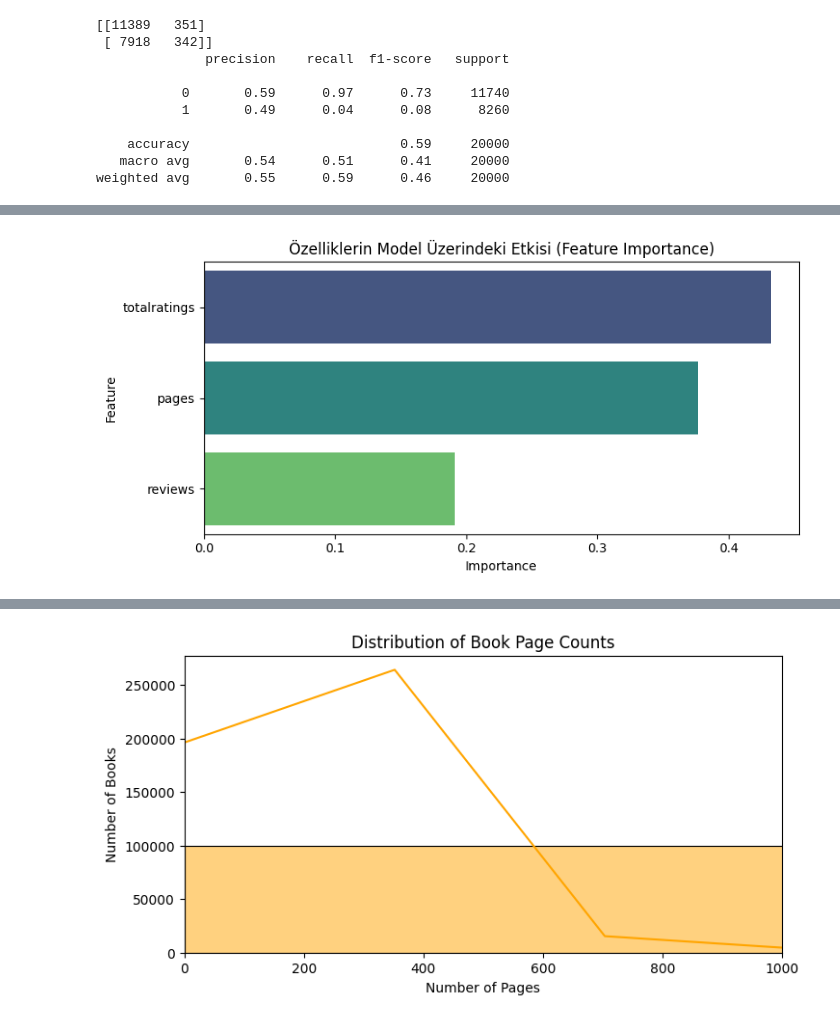
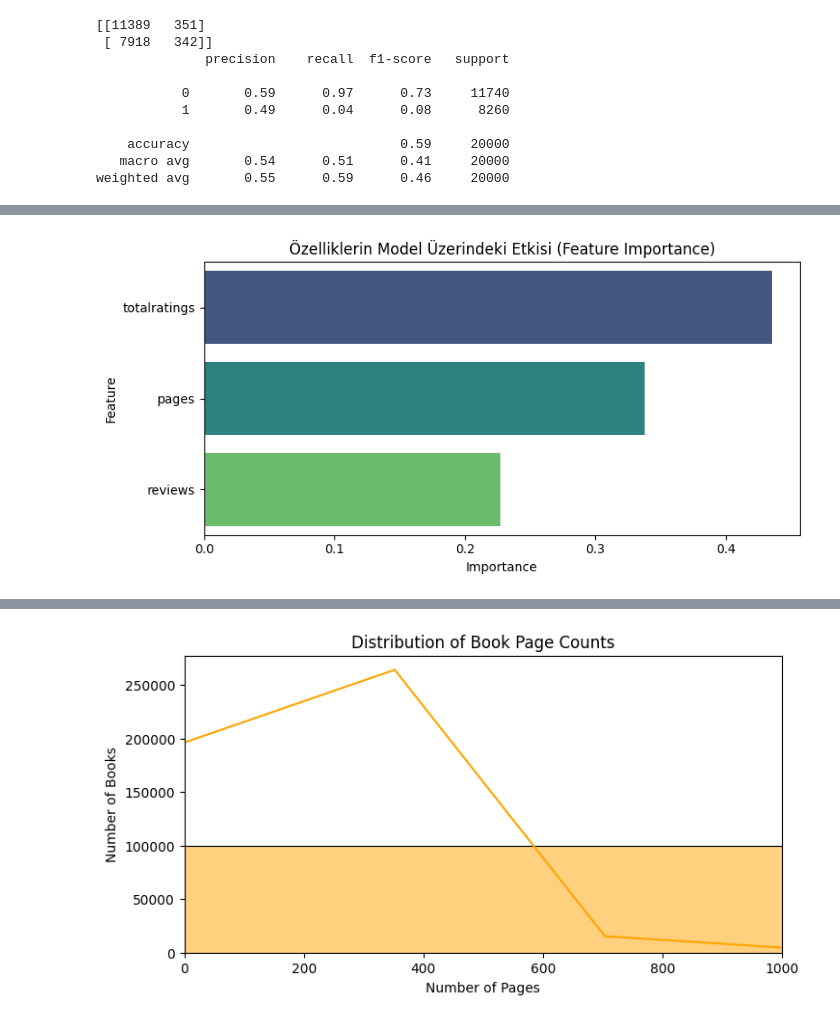
Before and after one commit to sevvalerel/ML-Book-Rating-Predictor, a Jupyter notebook: ML-Book-Rating-Predictor.ipynb, the cells around one changed output, grey strips where cells are left out. Cells and saved outputs as stored; diff of their text form; code cells hidden in the pictures.

```diff
--- a/ML-Book-Rating-Predictor.ipynb
+++ b/ML-Book-Rating-Predictor.ipynb
@@ -164,12 +165,3 @@ Bu aşamada, veri seti üzerinde ilk olarak Logistic Regression modeli denendi.
 # %%
 from sklearn.ensemble import RandomForestClassifier
 from sklearn.metrics import classification_report, confusion_matrix
-# %%
-rf_model = RandomForestClassifier(n_estimators=100, class_weight='balanced', random_state=42)
-
-rf_model.fit(X_train, y_train)
-
-rf_pred = rf_model.predict(X_test)
-
-print(confusion_matrix(y_test, rf_pred))
-print(classification_report(y_test, rf_pred))
@@ -205,0 +168,29 @@ Random Forest modeli, sınıflar arasındaki dengesizliği daha iyi yöneterek t
+# %%
+from sklearn.ensemble import RandomForestClassifier
+from sklearn.model_selection import GridSearchCV
+from sklearn.metrics import classification_report, confusion_matrix
+
+param_grid = {
+    'n_estimators': [50, 100, 150],
+    'max_depth': [None, 10, 20],
+    'min_samples_split': [2, 5, 10]
+}
+
+grid_search = GridSearchCV(
+    estimator=RandomForestClassifier(class_weight='balanced', random_state=42),
+    param_grid=param_grid,
+    cv=5,
+    scoring='accuracy',
+    verbose=2,
+    n_jobs=-1
+)
+
+grid_search.fit(X_train, y_train)
+
+best_model = grid_search.best_estimator_
+
+rf_pred = best_model.predict(X_test)
+
+print("En iyi parametreler:", grid_search.best_params_)
+print(confusion_matrix(y_test, rf_pred))
+print(classification_report(y_test, rf_pred))
@@ -206,21 +309,20 @@ Random Forest modeli, sınıflar arasındaki dengesizliği daha iyi yöneterek t
 # %%
 import matplotlib.pyplot as plt
 import seaborn as sns
 
 feature_names = X.columns
-
-importances = rf_model.feature_importances_
+importances = best_model.feature_importances_
 
 importance_df = pd.DataFrame({'Feature': feature_names, 'Importance': importances})
 importance_df = importance_df.sort_values(by='Importance', ascending=False)
 
 plt.figure(figsize=(8, 4))
 sns.barplot(x='Importance', y='Feature', data=importance_df, palette='viridis')
 plt.title('Özelliklerin Model Üzerindeki Etkisi (Feature Importance)')
 plt.tight_layout()
 plt.show()
 # %% [output]
-[figure, old version]
+[figure, new version]
 # %% [markdown]
 ## Özelliklerin Model Üzerindeki Etkisi (Feature Importance)
 
```
Also changed, not shown: parts of 31 cells of this notebook.
